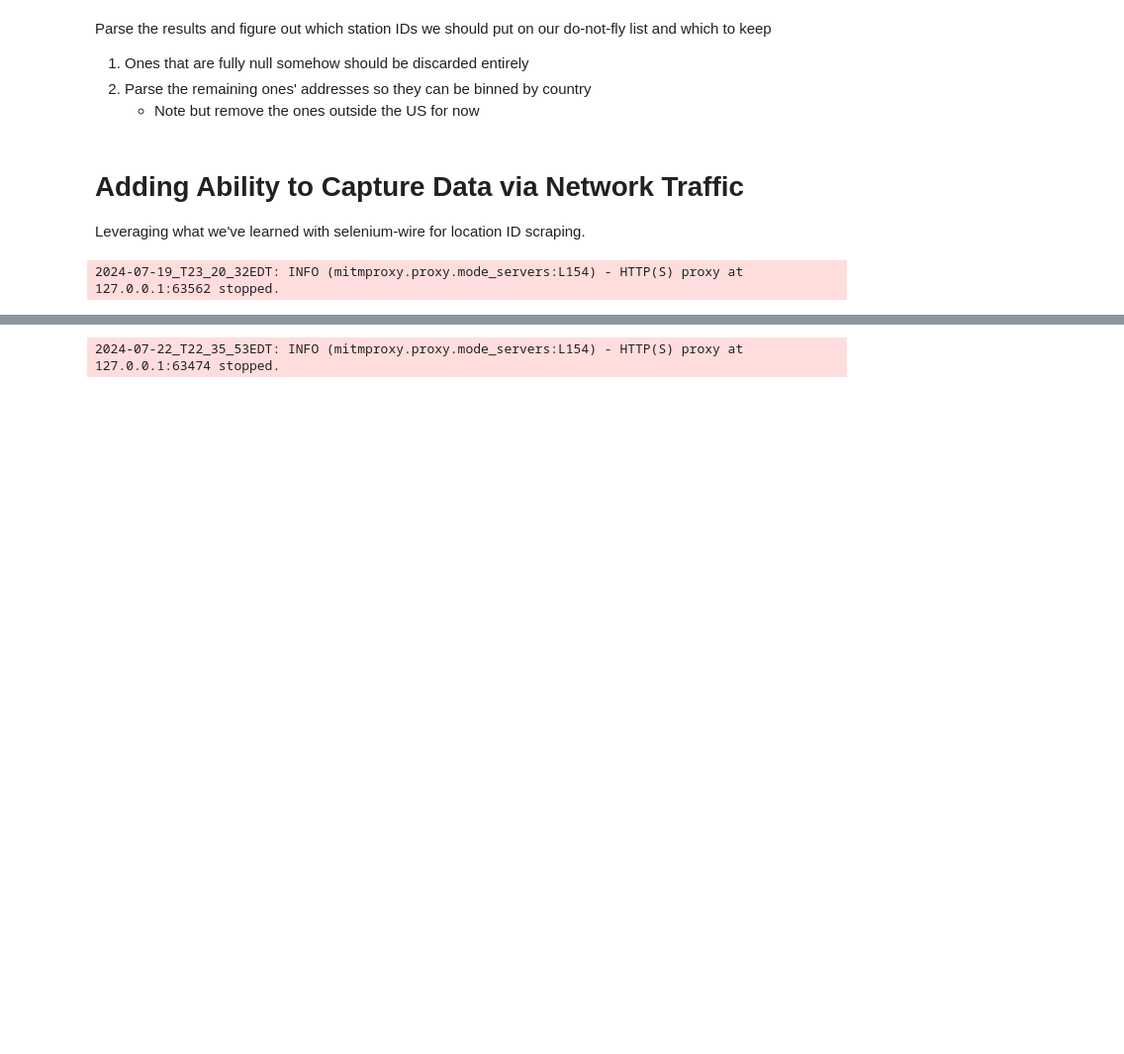
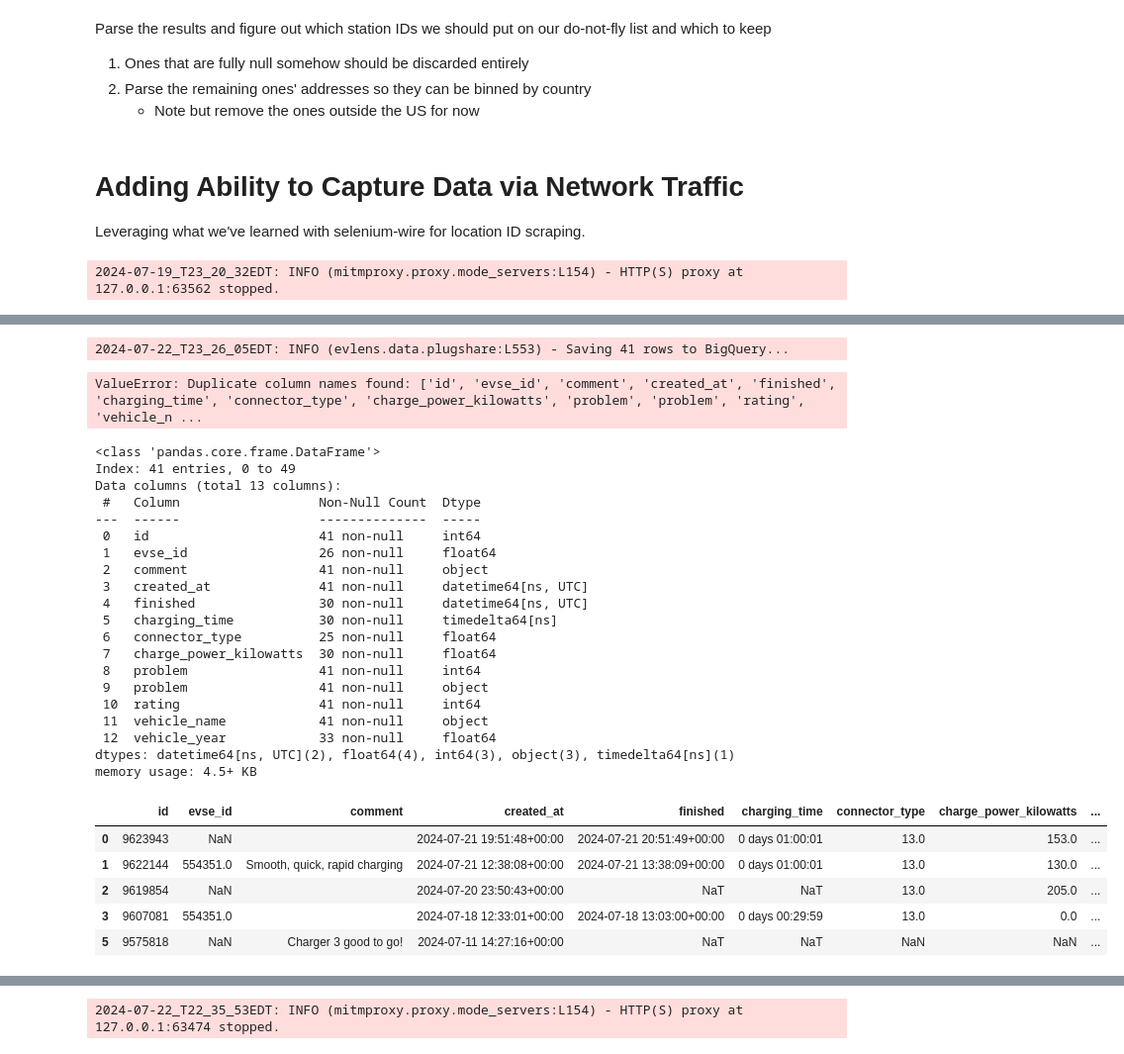
Before and after one commit to emigre459/evlens, a Jupyter notebook: notebooks/exploratory/0.1-DWRM-PlugshareScraping.ipynb, the cells around one changed output, grey strips where cells are left out. Shown at 99% size. Cells and saved outputs as stored; diff of their text form; code cells hidden in the pictures; blank space fills up the shorter version.

Commit message:
Update BQ saving logic for MainMapScraper to new tables

```diff
--- a/notebooks/exploratory/0.1-DWRM-PlugshareScraping.ipynb
+++ b/notebooks/exploratory/0.1-DWRM-PlugshareScraping.ipynb
@@ -220,0 +245,35 @@ df_station
+# %%
+s.save_to_bigquery(df_checkins, 'checkins')
+# %% [output]
+2024-07-22_T23_26_05EDT: INFO (evlens.data.plugshare:L553) - Saving 41 rows to BigQuery...
+ValueError: Duplicate column names found: ['id', 'evse_id', 'comment', 'created_at', 'finished', 'charging_time', 'connector_type', 'charge_power_kilowatts', 'problem', 'problem', 'rating', 'vehicle_n ...
+# %%
+df_checkins.info()
+df_checkins.head()
+# %% [output]
+<class 'pandas.core.frame.DataFrame'>
+Index: 41 entries, 0 to 49
+Data columns (total 13 columns):
+ #   Column                  Non-Null Count  Dtype
+---  ------                  --------------  -----
+ 0   id                      41 non-null     int64
+ 1   evse_id                 26 non-null     float64
+ 2   comment                 41 non-null     object
+ 3   created_at              41 non-null     datetime64[ns, UTC]
+ 4   finished                30 non-null     datetime64[ns, UTC]
+ 5   charging_time           30 non-null     timedelta64[ns]
+ 6   connector_type          25 non-null     float64
+ 7   charge_power_kilowatts  30 non-null     float64
+ 8   problem                 41 non-null     int64
+ 9   problem                 41 non-null     object
+ 10  rating                  41 non-null     int64
+ 11  vehicle_name            41 non-null     object
+ 12  vehicle_year            33 non-null     float64
+dtypes: datetime64[ns, UTC](2), float64(4), int64(3), object(3), timedelta64[ns](1)
+memory usage: 4.5+ KB
+|  | id | evse_id | comment | created_at | finished | charging_time | connector_type | charge_power_kilowatts | ... |
+| 0 | 9623943 | NaN |  | 2024-07-21 19:51:48+00:00 | 2024-07-21 20:51:49+00:00 | 0 days 01:00:01 | 13.0 | 153.0 | ... |
+| 1 | 9622144 | 554351.0 | Smooth, quick, rapid charging | 2024-07-21 12:38:08+00:00 | 2024-07-21 13:38:09+00:00 | 0 days 01:00:01 | 13.0 | 130.0 | ... |
+| 2 | 9619854 | NaN |  | 2024-07-20 23:50:43+00:00 | NaT | NaT | 13.0 | 205.0 | ... |
+| 3 | 9607081 | 554351.0 |  | 2024-07-18 12:33:01+00:00 | 2024-07-18 13:03:00+00:00 | 0 days 00:29:59 | 13.0 | 0.0 | ... |
+| 5 | 9575818 | NaN | Charger 3 good to go! | 2024-07-11 14:27:16+00:00 | NaT | NaT | NaN | NaN | ... |
```
Also changed, not shown: parts of 4 cells of this notebook, 6 other files.
